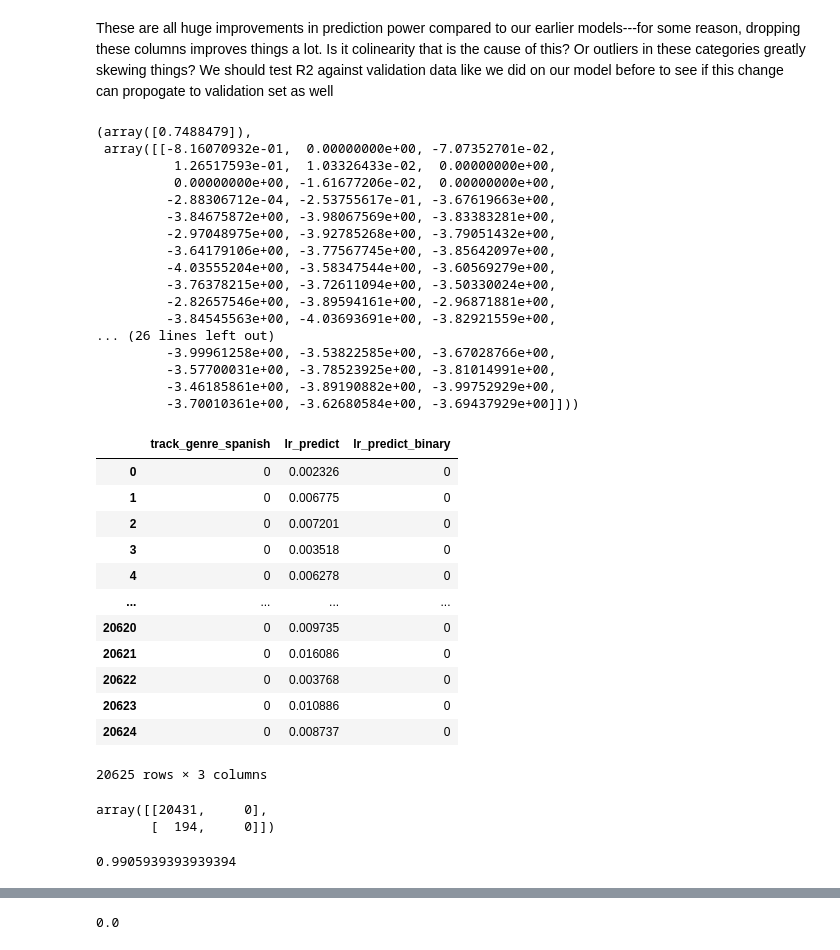
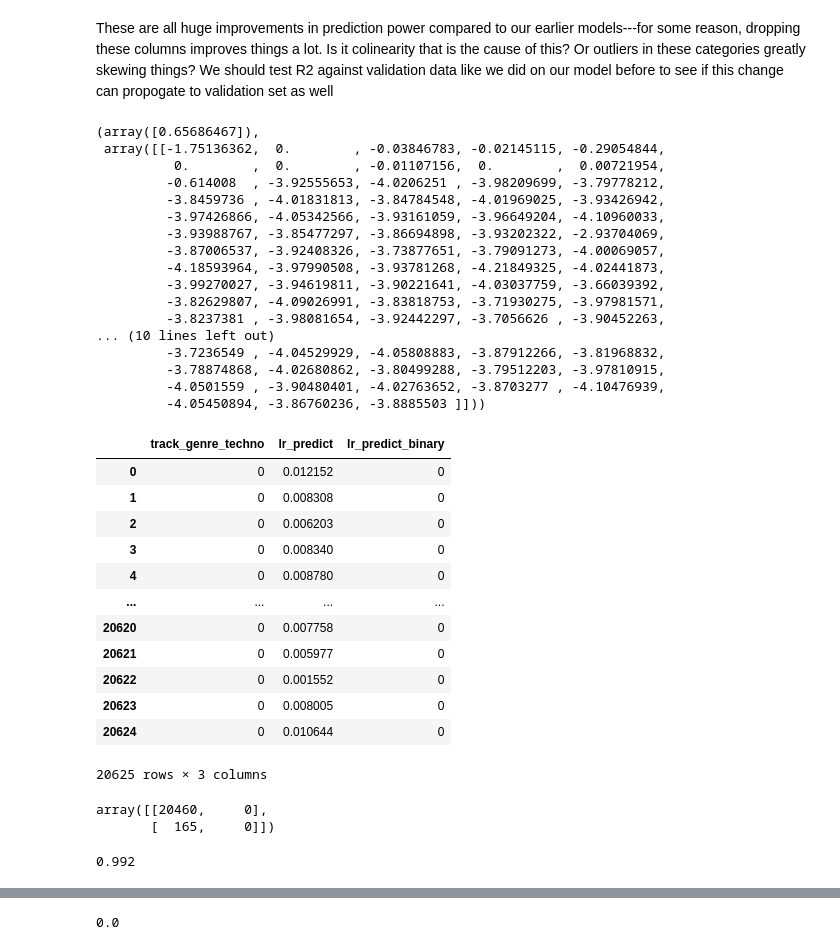
Before and after one commit to will-mccormack/CS-M148-Proj, a Jupyter notebook: Logistic_Regression_Regression.ipynb, the cells around one changed output, grey strips where cells are left out. Cells and saved outputs as stored; diff of their text form; code cells hidden in the pictures.

```diff
--- a/Logistic_Regression_Regression.ipynb
+++ b/Logistic_Regression_Regression.ipynb
@@ -510,71 +504,71 @@ validation_data_aligned = validation_data.reindex(columns=cleaned_data.columns,
 # drop_columns contains columns already dropped in _bTey2MK2Dyk, so remove them from the list here
 columns_to_drop_for_lr = ['popularity']
 cleaned_data_for_lr = cleaned_data.drop(columns=columns_to_drop_for_lr)
-validation_data_for_lr = validation_data_aligned.drop(columns=['popularity', 'track_genre_spanish'])
+validation_data_for_lr = validation_data_aligned.drop(columns=['popularity', 'track_genre_techno'])
 
 
 lr_all = LogisticRegression(solver='liblinear')
-lr_all.fit(X=cleaned_data_for_lr.drop(columns='track_genre_spanish', errors='ignore'),
-           y=cleaned_data['track_genre_spanish'])
+lr_all.fit(X=cleaned_data_for_lr.drop(columns='track_genre_techno', errors='ignore'),
+           y=cleaned_data['track_genre_techno'])
 lr_all.intercept_, lr_all.coef_
 # %% [output]
-(array([0.7488479]),
- array([[-8.16070932e-01,  0.00000000e+00, -7.07352701e-02,
-          1.26517593e-01,  1.03326433e-02,  0.00000000e+00,
-          0.00000000e+00, -1.61677206e-02,  0.00000000e+00,
-         -2.88306712e-04, -2.53755617e-01, -3.67619663e+00,
-         -3.84675872e+00, -3.98067569e+00, -3.83383281e+00,
-         -2.97048975e+00, -3.92785268e+00, -3.79051432e+00,
-         -3.64179106e+00, -3.77567745e+00, -3.85642097e+00,
-         -4.03555204e+00, -3.58347544e+00, -3.60569279e+00,
-         -3.76378215e+00, -3.72611094e+00, -3.50330024e+00,
-         -2.82657546e+00, -3.89594161e+00, -2.96871881e+00,
-         -3.84545563e+00, -4.03693691e+00, -3.82921559e+00,
-... (26 lines left out)
-         -3.99961258e+00, -3.53822585e+00, -3.67028766e+00,
-         -3.57700031e+00, -3.78523925e+00, -3.81014991e+00,
-         -3.46185861e+00, -3.89190882e+00, -3.99752929e+00,
-         -3.70010361e+00, -3.62680584e+00, -3.69437929e+00]]))
+(array([0.65686467]),
+ array([[-1.75136362,  0.        , -0.03846783, -0.02145115, -0.29054844,
+          0.        ,  0.        , -0.01107156,  0.        ,  0.00721954,
+         -0.614008  , -3.92555653, -4.0206251 , -3.98209699, -3.79778212,
+         -3.8459736 , -4.01831813, -3.84784548, -4.01969025, -3.93426942,
+         -3.97426866, -4.05342566, -3.93161059, -3.96649204, -4.10960033,
+         -3.93988767, -3.85477297, -3.86694898, -3.93202322, -2.93704069,
+         -3.87006537, -3.92408326, -3.73877651, -3.79091273, -4.00069057,
+         -4.18593964, -3.97990508, -3.93781268, -4.21849325, -4.02441873,
+         -3.99270027, -3.94619811, -3.90221641, -4.03037759, -3.66039392,
+         -3.82629807, -4.09026991, -3.83818753, -3.71930275, -3.97981571,
+         -3.8237381 , -3.98081654, -3.92442297, -3.7056626 , -3.90452263,
+... (10 lines left out)
+         -3.7236549 , -4.04529929, -4.05808883, -3.87912266, -3.81968832,
+         -3.78874868, -4.02680862, -3.80499288, -3.79512203, -3.97810915,
+         -4.0501559 , -3.90480401, -4.02763652, -3.8703277 , -4.10476939,
+         -4.05450894, -3.86760236, -3.8885503 ]]))
 # %%
 # Align columns - training data is the reference
 validation_data_aligned = validation_data.reindex(columns=cleaned_data.columns, fill_value=0)
 
 # Ensure columns match the training data used for the model
-validation_data_for_prediction = validation_data_aligned.drop(columns=drop_columns + ['popularity', 'track_genre_spanish'], errors='ignore')
-cleaned_data_for_prediction = cleaned_data.drop(columns=drop_columns + ['popularity', 'track_genre_spanish'], errors='ignore')
+validation_data_for_prediction = validation_data_aligned.drop(columns=drop_columns + ['popularity', 'track_genre_techno'], errors='ignore')
+cleaned_data_for_prediction = cleaned_data.drop(columns=drop_columns + ['popularity', 'track_genre_techno'], errors='ignore')
 
 
 pred_val_sample = pd.DataFrame(dict(
-    track_genre_spanish = validation_data_aligned['track_genre_spanish'],
+    track_genre_techno = validation_data_aligned['track_genre_techno'],
     lr_predict = lr_all.predict_proba(validation_data_for_prediction)[:,1],
     lr_predict_binary = lr_all.predict(validation_data_for_prediction)))
 pred_val_sample
 # %% [output]
-|  | track_genre_spanish | lr_predict | lr_predict_binary |
-| 0 | 0 | 0.002326 | 0 |
-| 1 | 0 | 0.006775 | 0 |
-| 2 | 0 | 0.007201 | 0 |
-| 3 | 0 | 0.003518 | 0 |
-| 4 | 0 | 0.006278 | 0 |
+|  | track_genre_techno | lr_predict | lr_predict_binary |
+| 0 | 0 | 0.012152 | 0 |
+| 1 | 0 | 0.008308 | 0 |
+| 2 | 0 | 0.006203 | 0 |
+| 3 | 0 | 0.008340 | 0 |
+| 4 | 0 | 0.008780 | 0 |
 | ... | ... | ... | ... |
-| 20620 | 0 | 0.009735 | 0 |
-| 20621 | 0 | 0.016086 | 0 |
-| 20622 | 0 | 0.003768 | 0 |
-| 20623 | 0 | 0.010886 | 0 |
-| 20624 | 0 | 0.008737 | 0 |
+| 20620 | 0 | 0.007758 | 0 |
+| 20621 | 0 | 0.005977 | 0 |
+| 20622 | 0 | 0.001552 | 0 |
+| 20623 | 0 | 0.008005 | 0 |
+| 20624 | 0 | 0.010644 | 0 |
 20625 rows × 3 columns
 # %%
 from sklearn import metrics
-conf_lr = metrics.confusion_matrix(y_true=pred_val_sample['track_genre_spanish'],
+conf_lr = metrics.confusion_matrix(y_true=pred_val_sample['track_genre_techno'],
                                    y_pred=pred_val_sample['lr_predict_binary'])
 conf_lr
 # %% [output]
-array([[20431,     0],
-       [  194,     0]])
+array([[20460,     0],
+       [  165,     0]])
 # %%
 # Logistic regression
-metrics.accuracy_score(y_true=pred_val_sample['track_genre_spanish'],
+metrics.accuracy_score(y_true=pred_val_sample['track_genre_techno'],
                        y_pred=pred_val_sample['lr_predict_binary'])
 # %% [output]
-0.9905939393939394
+0.992
 # %%
```
Also changed, not shown: parts of 7 cells of this notebook.
